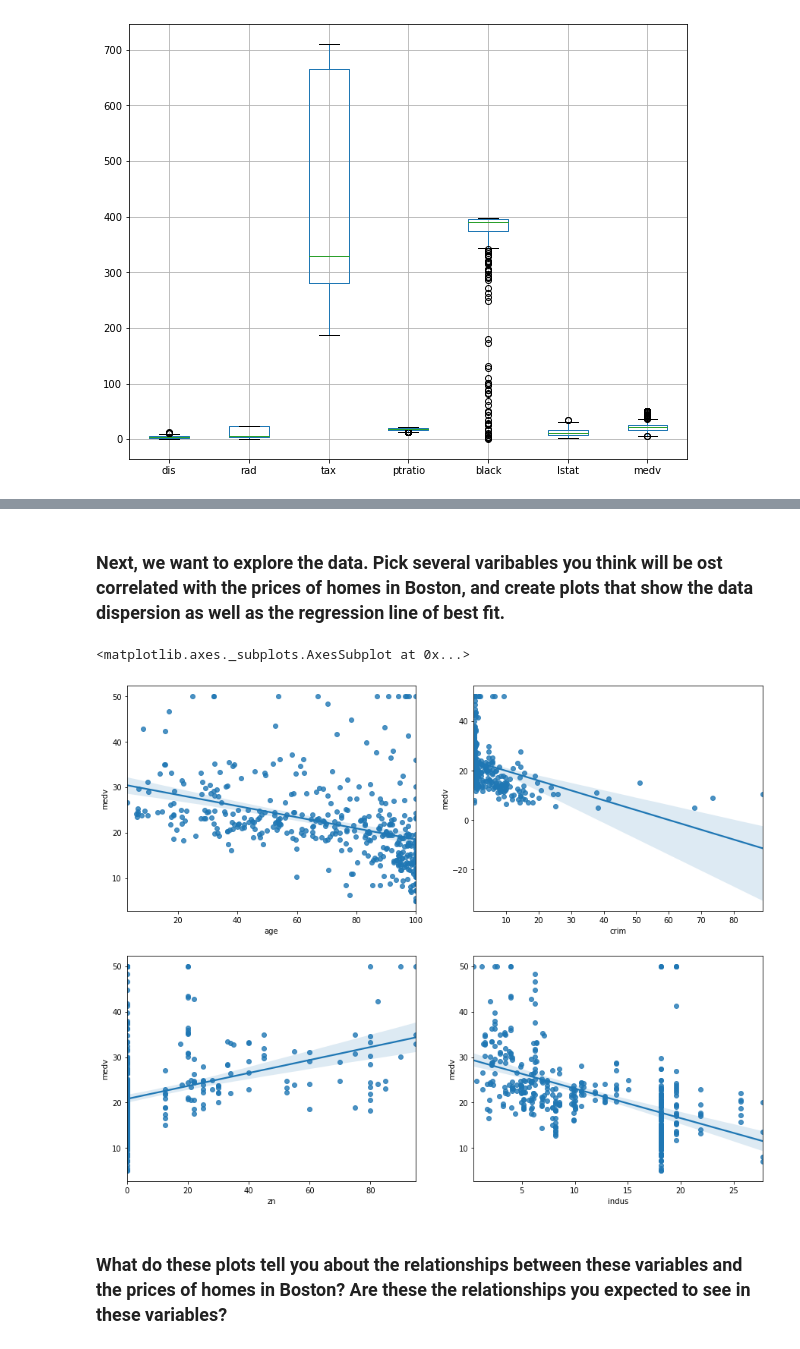
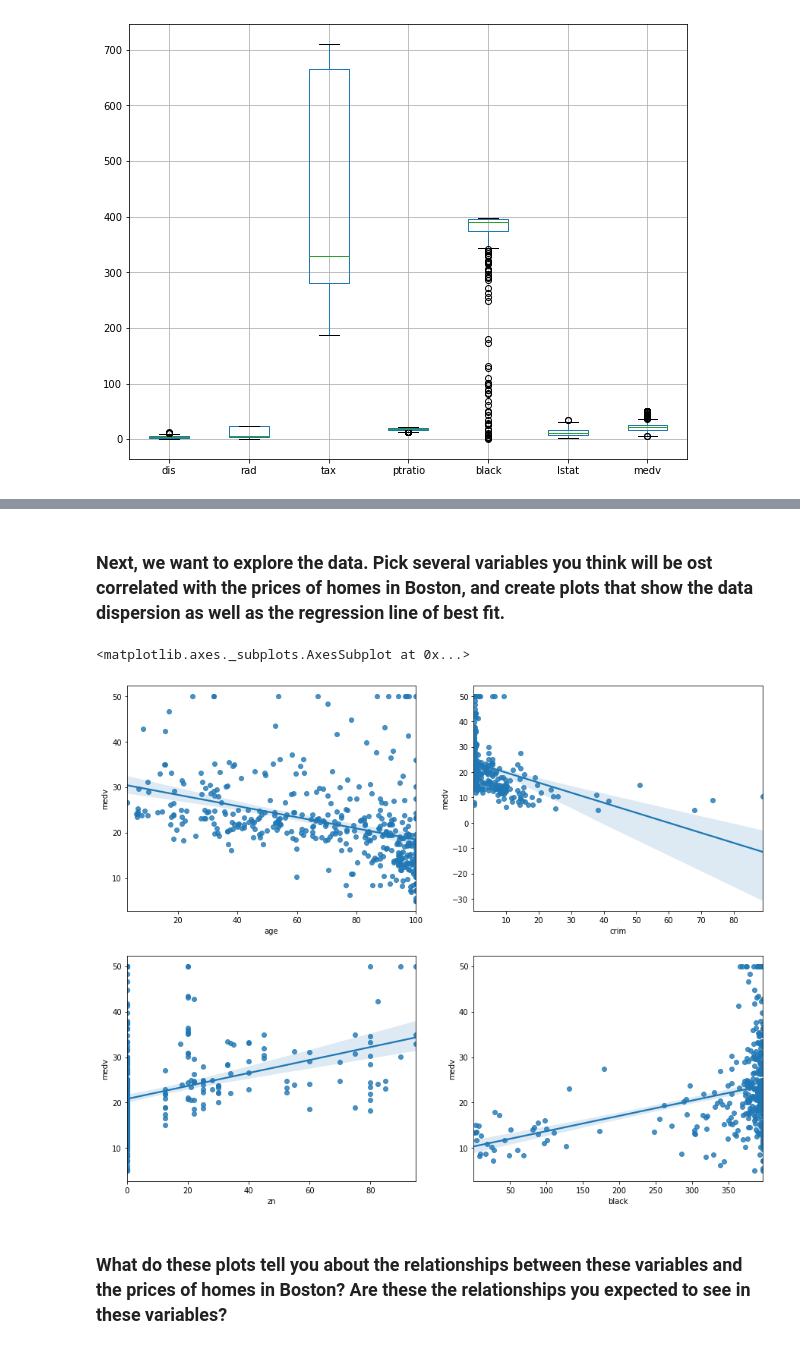
Before and after one commit to Carleto04/lab-problems-with-ML, a Jupyter notebook: your-code/lab_boston_housing.ipynb, the cells around one changed output, grey strips where cells are left out. Cells and saved outputs as stored; diff of their text form; code cells hidden in the pictures.

```diff
--- a/your-code/lab_boston_housing.ipynb
+++ b/your-code/lab_boston_housing.ipynb
@@ -106,0 +123,8 @@ houses_boston.boxplot(column=['dis', 'rad', 'tax',
+# %%
+houses_boston.drop('chas', inplace=True, axis=1)
+# %%
+from scipy import stats
+threshold = 3
+z = np.abs(stats.zscore(houses_boston))
+boston_df_o = houses_boston[(z < 3).all(axis=1)]
+boston_df_o
@@ -107,14 +145,14 @@ houses_boston.boxplot(column=['dis', 'rad', 'tax',
 # %% [markdown]
-### Next, we want to explore the data. Pick several varibables you think will be ost correlated with the prices of homes in Boston, and create plots that show the data dispersion as well as the regression line of best fit.
+### Next, we want to explore the data. Pick several variables you think will be ost correlated with the prices of homes in Boston, and create plots that show the data dispersion as well as the regression line of best fit.
 # %%
 import seaborn as sns
 f, ((ax1, ax2),(ax3,ax4)) = plt.subplots(nrows=2,ncols=2,figsize=(15, 12))
-sns.regplot(x="age", y="medv", data=houses_boston, ax=ax1)
-sns.regplot(x="crim", y="medv", data=houses_boston, ax=ax2)
-sns.regplot(x="zn", y="medv", data=houses_boston, ax=ax3)
-sns.regplot(x="indus", y="medv", data=houses_boston, ax=ax4)
+sns.regplot(x="age", y="medv", data=boston_df_o, ax=ax1)
+sns.regplot(x="crim", y="medv", data=boston_df_o, ax=ax2)
+sns.regplot(x="zn", y="medv", data=boston_df_o, ax=ax3)
+sns.regplot(x="black", y="medv", data=boston_df_o, ax=ax4)
 # %% [output]
 <matplotlib.axes._subplots.AxesSubplot at 0x...>
-[figure, old version]
+[figure, new version]
 # %% [markdown]
 ### What do these plots tell you about the relationships between these variables and the prices of homes in Boston? Are these the relationships you expected to see in these variables?
```
Also changed, not shown: parts of 25 cells of this notebook.
